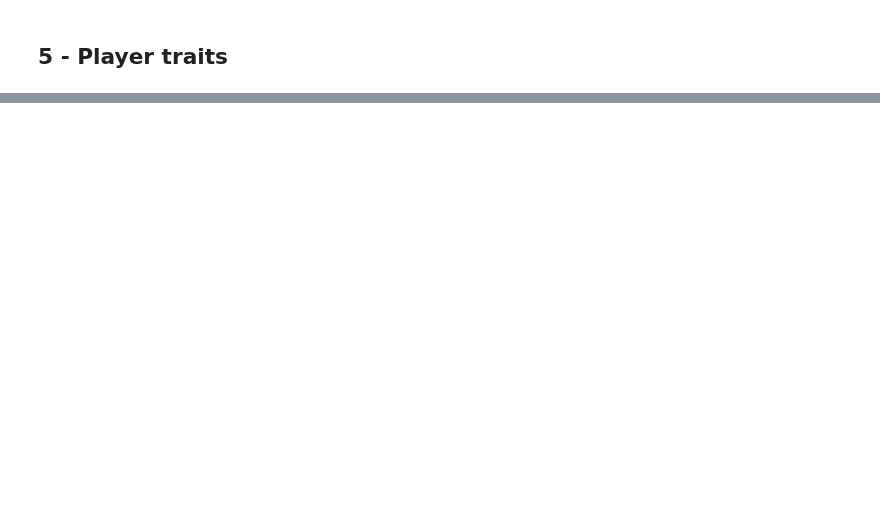
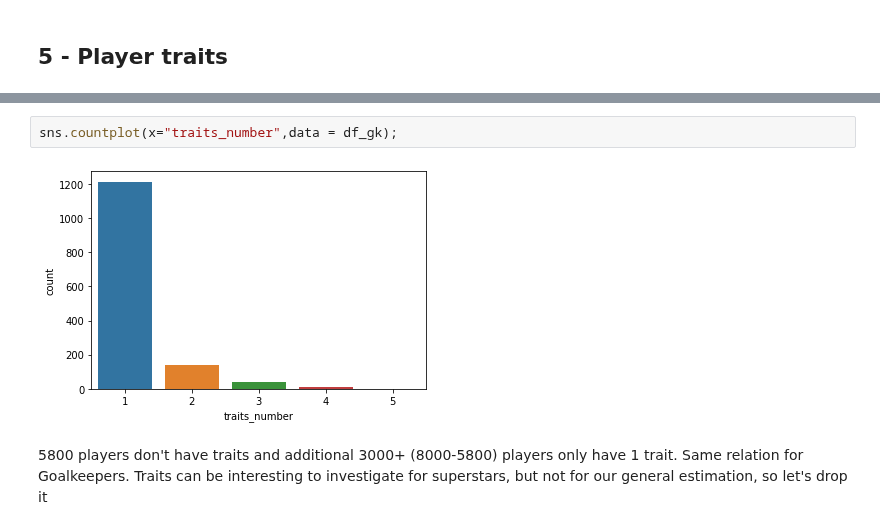
Before and after one commit to fabwerk90/FIFA-20---Market-value-prediction, a Jupyter notebook: f_feature_engineering.ipynb, the cells around one changed output, grey strips where cells are left out. Saved outputs shown, nothing was run; the diff lists cells and outputs as text; blank space fills up the shorter version.

```diff
--- a/f_feature_engineering.ipynb
+++ b/f_feature_engineering.ipynb
@@ -229,0 +371,6 @@ dtype: object
+# %%
+sns.countplot(x="traits_number",data = df_gk);
+# %% [output]
+[figure, added]
+# %% [markdown]
+5800 players don't have traits and additional 3000+ (8000-5800) players only have 1 trait. Same relation for Goalkeepers. Traits can be interesting to investigate for superstars, but not for our general estimation, so let's drop it
```
Also changed, not shown: parts of 35 cells of this notebook.
